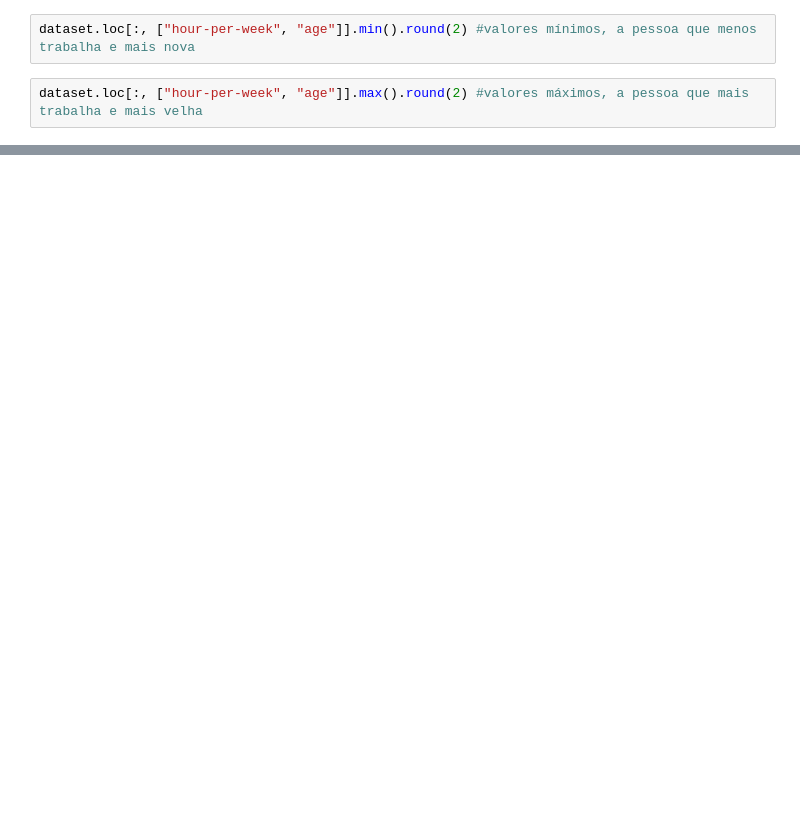
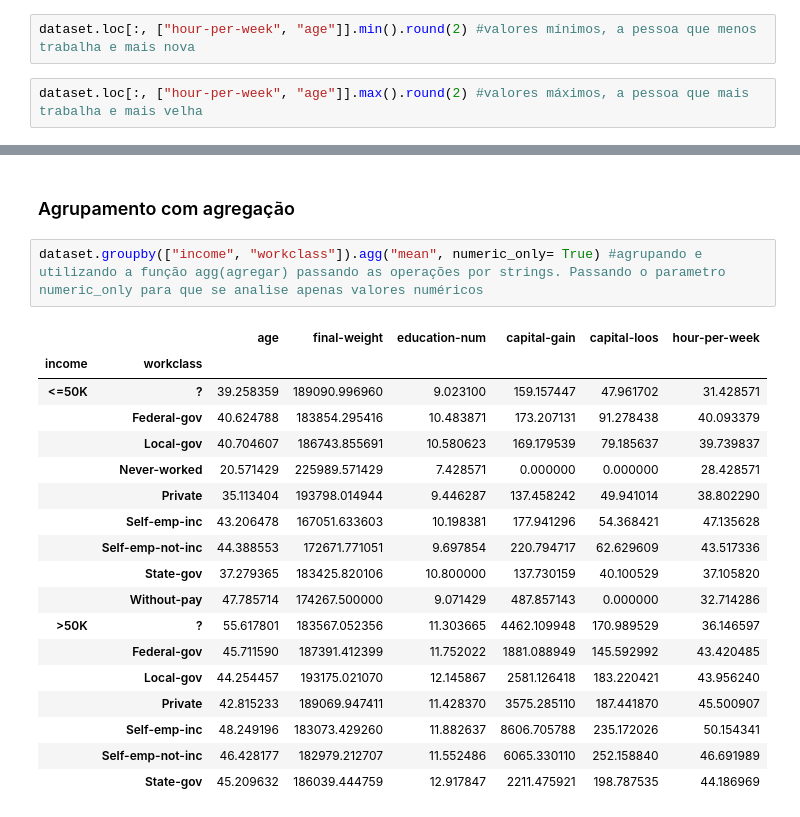
Before and after one commit to DanRelief/DanRelief, a Jupyter notebook: Pandas.ipynb, the cells around one changed output, grey strips where cells are left out. Saved outputs shown, nothing was run; the diff lists cells and outputs as text; blank space fills up the shorter version.

```diff
--- a/Pandas.ipynb
+++ b/Pandas.ipynb
@@ -817,0 +1236,23 @@ dtype: float64
+# %% [markdown]
+### Agrupamento com agregação
+# %%
+dataset.groupby(["income", "workclass"]).agg("mean", numeric_only= True) #agrupando e utilizando a função agg(agregar) passando as operações por strings. Passando o parametro numeric_only para que se analise apenas valores numéricos
+# %% [output]
+|  |  | age | final-weight | education-num | capital-gain | capital-loos | hour-per-week |
+| income | workclass |  |  |  |  |  |  |
+| <=50K | ? | 39.258359 | 189090.996960 | 9.023100 | 159.157447 | 47.961702 | 31.428571 |
+|  | Federal-gov | 40.624788 | 183854.295416 | 10.483871 | 173.207131 | 91.278438 | 40.093379 |
+|  | Local-gov | 40.704607 | 186743.855691 | 10.580623 | 169.179539 | 79.185637 | 39.739837 |
+|  | Never-worked | 20.571429 | 225989.571429 | 7.428571 | 0.000000 | 0.000000 | 28.428571 |
+|  | Private | 35.113404 | 193798.014944 | 9.446287 | 137.458242 | 49.941014 | 38.802290 |
+|  | Self-emp-inc | 43.206478 | 167051.633603 | 10.198381 | 177.941296 | 54.368421 | 47.135628 |
+|  | Self-emp-not-inc | 44.388553 | 172671.771051 | 9.697854 | 220.794717 | 62.629609 | 43.517336 |
+|  | State-gov | 37.279365 | 183425.820106 | 10.800000 | 137.730159 | 40.100529 | 37.105820 |
+|  | Without-pay | 47.785714 | 174267.500000 | 9.071429 | 487.857143 | 0.000000 | 32.714286 |
+| >50K | ? | 55.617801 | 183567.052356 | 11.303665 | 4462.109948 | 170.989529 | 36.146597 |
+|  | Federal-gov | 45.711590 | 187391.412399 | 11.752022 | 1881.088949 | 145.592992 | 43.420485 |
+|  | Local-gov | 44.254457 | 193175.021070 | 12.145867 | 2581.126418 | 183.220421 | 43.956240 |
+|  | Private | 42.815233 | 189069.947411 | 11.428370 | 3575.285110 | 187.441870 | 45.500907 |
+|  | Self-emp-inc | 48.249196 | 183073.429260 | 11.882637 | 8606.705788 | 235.172026 | 50.154341 |
+|  | Self-emp-not-inc | 46.428177 | 182979.212707 | 11.552486 | 6065.330110 | 252.158840 | 46.691989 |
+|  | State-gov | 45.209632 | 186039.444759 | 12.917847 | 2211.475921 | 198.787535 | 44.186969 |
```
Also changed, not shown: parts of 98 cells of this notebook.
